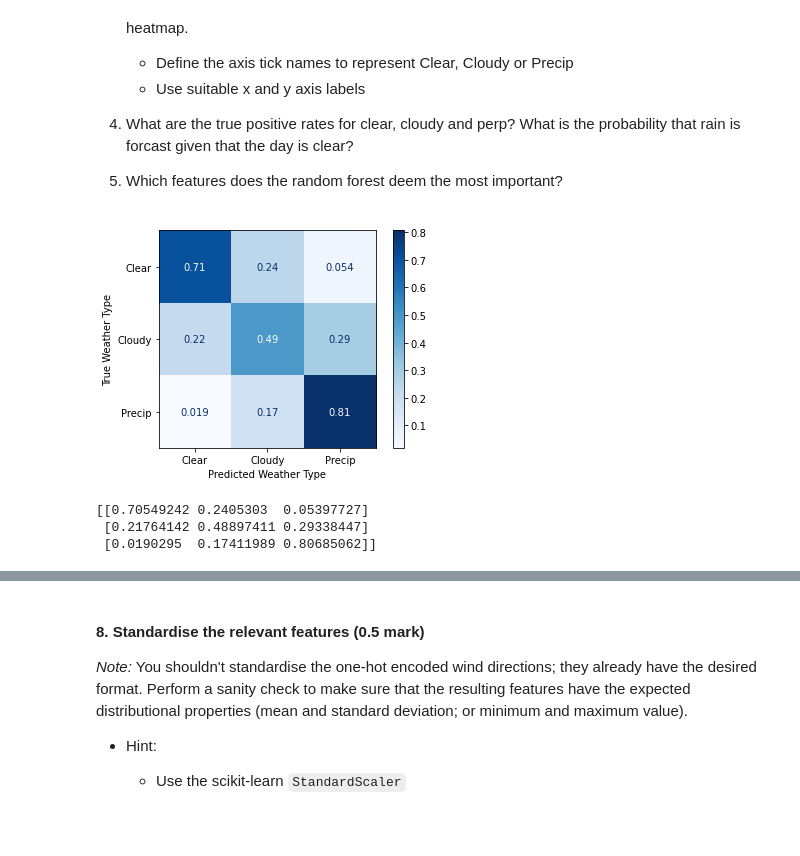
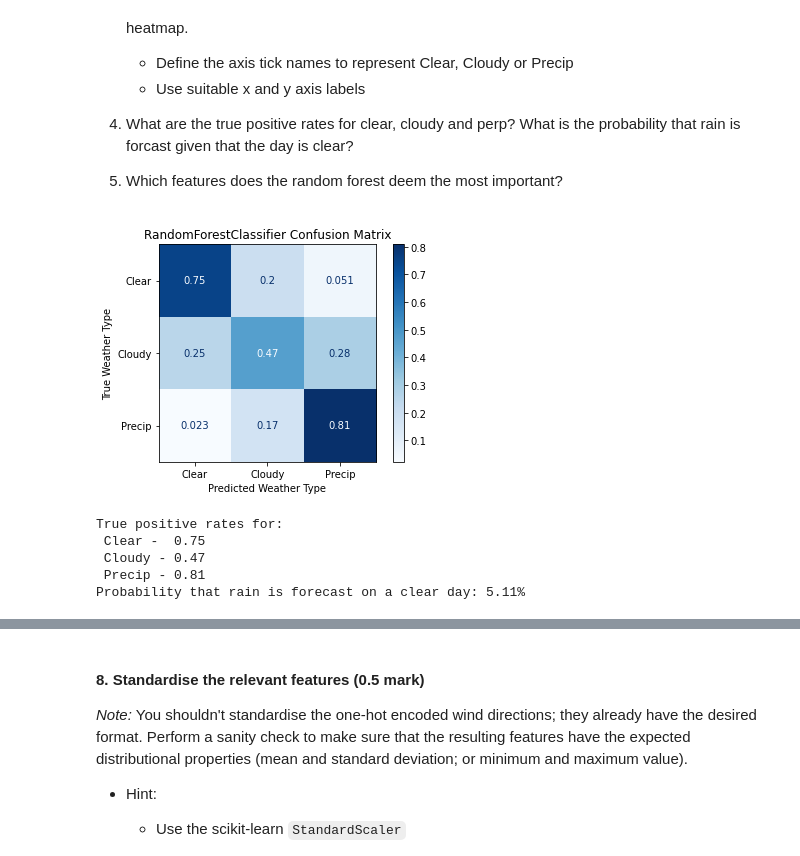
Before and after one commit to CasperMcTavish/DAML, a Jupyter notebook: checkpoint1(2).ipynb, the cells around one changed output, grey strips where cells are left out. Cells and saved outputs as stored; diff of their text form; code cells hidden in the pictures; blank space fills up the shorter version.

```diff
--- a/checkpoint1(2).ipynb
+++ b/checkpoint1(2).ipynb
@@ -248,9 +248,9 @@ sample = pd.concat([sample0,sample1,sample2])
 winddir = OneHotEncoder(sparse=False).fit_transform(sample['WindDirection'].values.reshape(-1,1))
 # Apply to dataframe
 
-features2 = ['Latitude', 'Elevation', 'Temperature', 'Visibility', 'WindSpeed', 'Pressure', 'Humidity']
+#features2 = ['Latitude', 'Elevation', 'Temperature', 'Visibility', 'WindSpeed', 'Pressure', 'Humidity']
 # Concatenate full wind direction list into np array
-samplenp = np.concatenate((sample[features2],winddir), axis = 1)
+samplenp = np.concatenate((winddir,sample[features[:-1]]), axis = 1)
 
 # Other way but creates different shape
 ##sample['WindDirection'] = winddir.tolist()
@@ -320,16 +320,10 @@ Accuracy Testing: 0.6676190476190477
 # %%
 from sklearn.metrics import plot_confusion_matrix
 # Plot Confusion matrix
 matrix = plot_confusion_matrix(rf, x_test, y_test, cmap=plt.cm.Blues, normalize='true', display_labels=wtype)
 plt.xlabel('Predicted Weather Type')
 plt.ylabel('True Weather Type')
+plt.title("RandomForestClassifier Confusion Matrix")
 plt.show()
 # %% [output]
-[figure, old version]
+[figure, new version]
-# %%
-confmat = confusion_matrix(y_test, y_pred, normalize='true')
-print(confmat)
-# %% [output]
-[[0.70549242 0.2405303  0.05397727]
- [0.21764142 0.48897411 0.29338447]
- [0.0190295  0.17411989 0.80685062]]
@@ -339,0 +330,15 @@ print(confmat)
+# %%
+# Produce confusion matrix for printing
+confmat = confusion_matrix(y_test, y_pred, normalize='true')
+
+# Print True positive rates
+print("True positive rates for: \n Clear -  " + str("{:.2f}".format(confmat[0][0])) + "\n Cloudy - " + str("{:.2f}".format(confmat[1][1])) + "\n Precip - " + str("{:.2f}".format(confmat[2][2])))
+
+# Print change of rain forecast on clear day
+print("Probability that rain is forecast on a clear day: " + str("{:.2f}".format(100*confmat[0][2])) + "%")
+# %% [output]
+True positive rates for:
+ Clear -  0.75
+ Cloudy - 0.47
+ Precip - 0.81
+Probability that rain is forecast on a clear day: 5.11%
```
Also changed, not shown: parts of 24 cells of this notebook.
